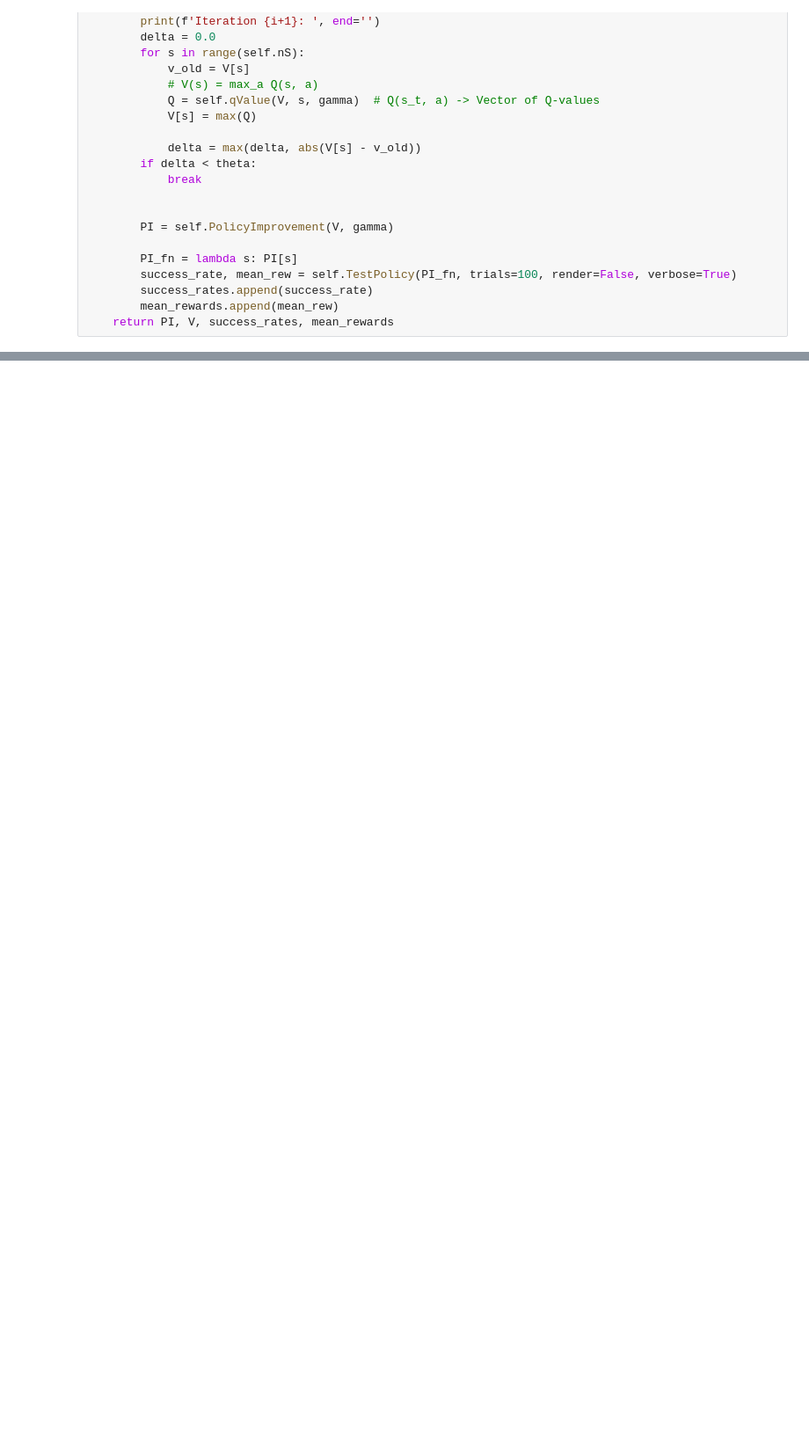
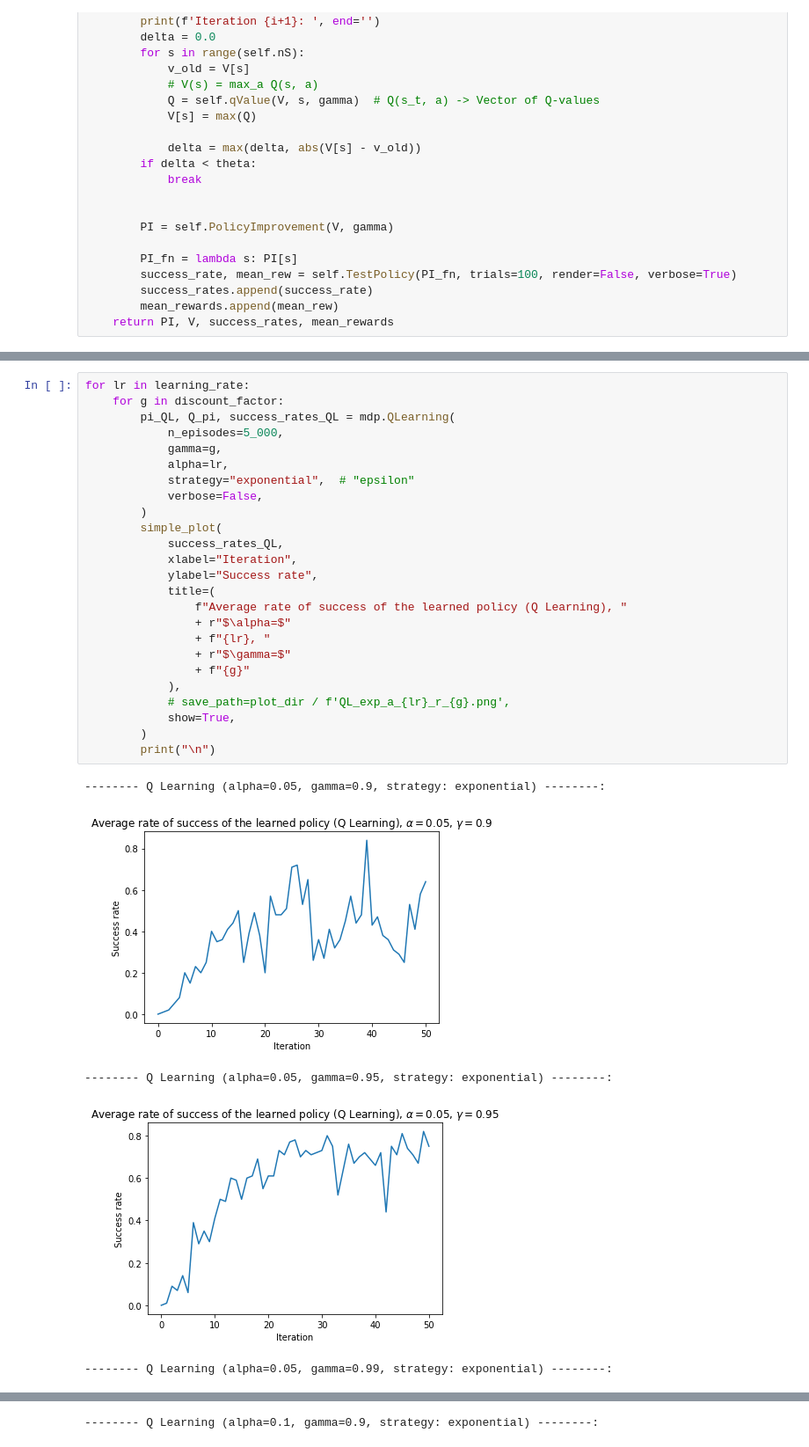
Before and after one commit to yifanwu2828/ECE276c, a Jupyter notebook: HW2/hw2_soln.ipynb, the cells around one changed output, grey strips where cells are left out. Shown: that part at 88% size. Saved outputs shown, nothing was run; the diff lists cells and outputs as text; blank space fills up the shorter version.

```diff
--- a/HW2/hw2_soln.ipynb
+++ b/HW2/hw2_soln.ipynb
@@ -401,0 +521,31 @@ V_pi: [0.45935694 0.3994459  0.36177992 0.3437021  0.48231913 0.
+# %%
+for lr in learning_rate:
+    for g in discount_factor:
+        pi_QL, Q_pi, success_rates_QL = mdp.QLearning(
+            n_episodes=5_000,
+            gamma=g,
+            alpha=lr,
+            strategy="exponential",  # "epsilon"
+            verbose=False,
+        )
+        simple_plot(
+            success_rates_QL,
+            xlabel="Iteration",
+            ylabel="Success rate",
+            title=(
+                f"Average rate of success of the learned policy (Q Learning), "
+                + r"$\alpha=$"
+                + f"{lr}, "
+                + r"$\gamma=$"
+                + f"{g}"
+            ),
+            # save_path=plot_dir / f'QL_exp_a_{lr}_r_{g}.png',
+            show=True,
+        )
+        print("\n")
+# %% [output]
+-------- Q Learning (alpha=0.05, gamma=0.9, strategy: exponential) --------:
+[figure, added]
+-------- Q Learning (alpha=0.05, gamma=0.95, strategy: exponential) --------:
+[figure, added]
+-------- Q Learning (alpha=0.05, gamma=0.99, strategy: exponential) --------:
@@ -401,0 +553 @@ V_pi: [0.45935694 0.3994459  0.36177992 0.3437021  0.48231913 0.
+-------- Q Learning (alpha=0.1, gamma=0.9, strategy: exponential) --------:
```
Also changed, not shown: parts of 14 cells of this notebook, 29 other files.
